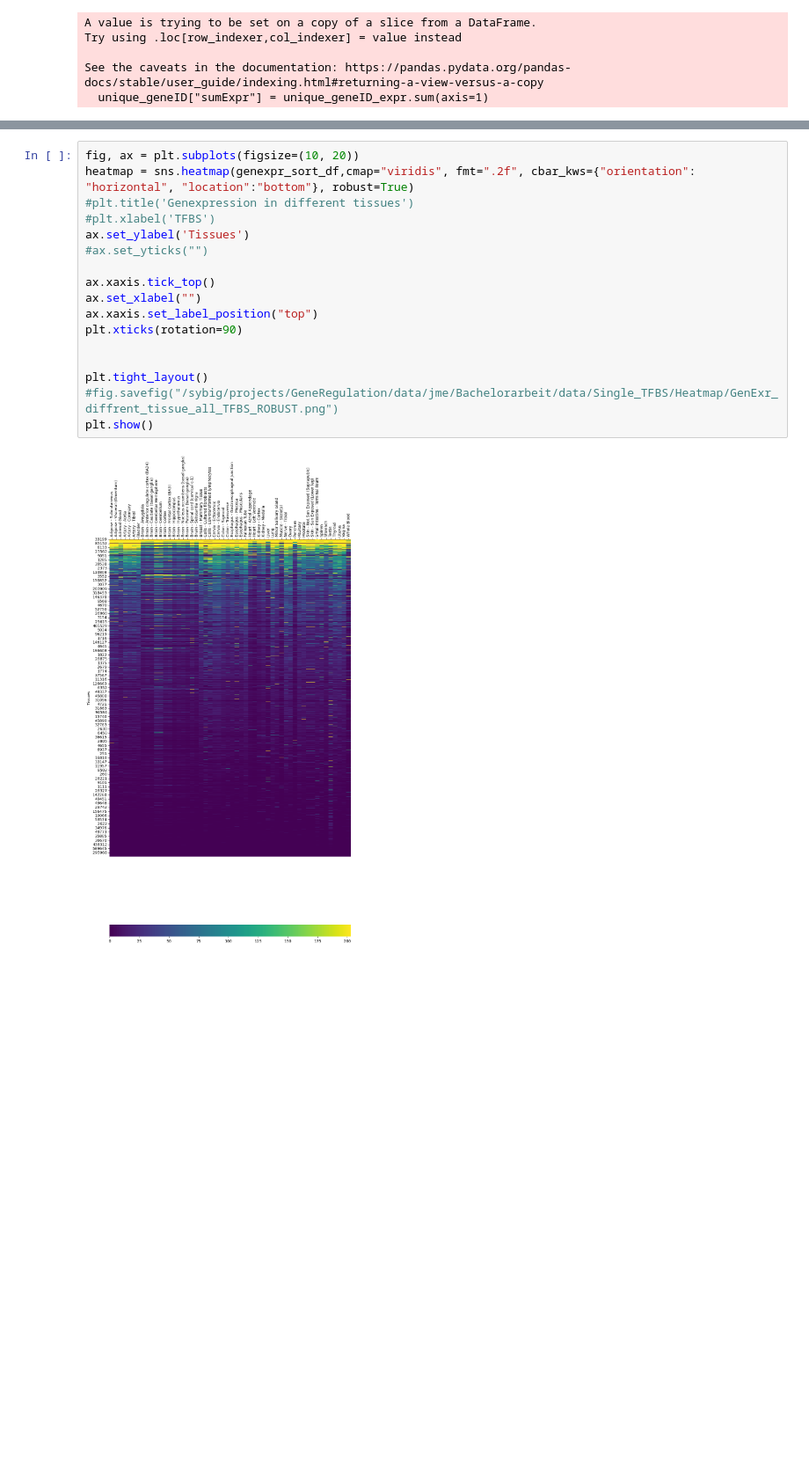
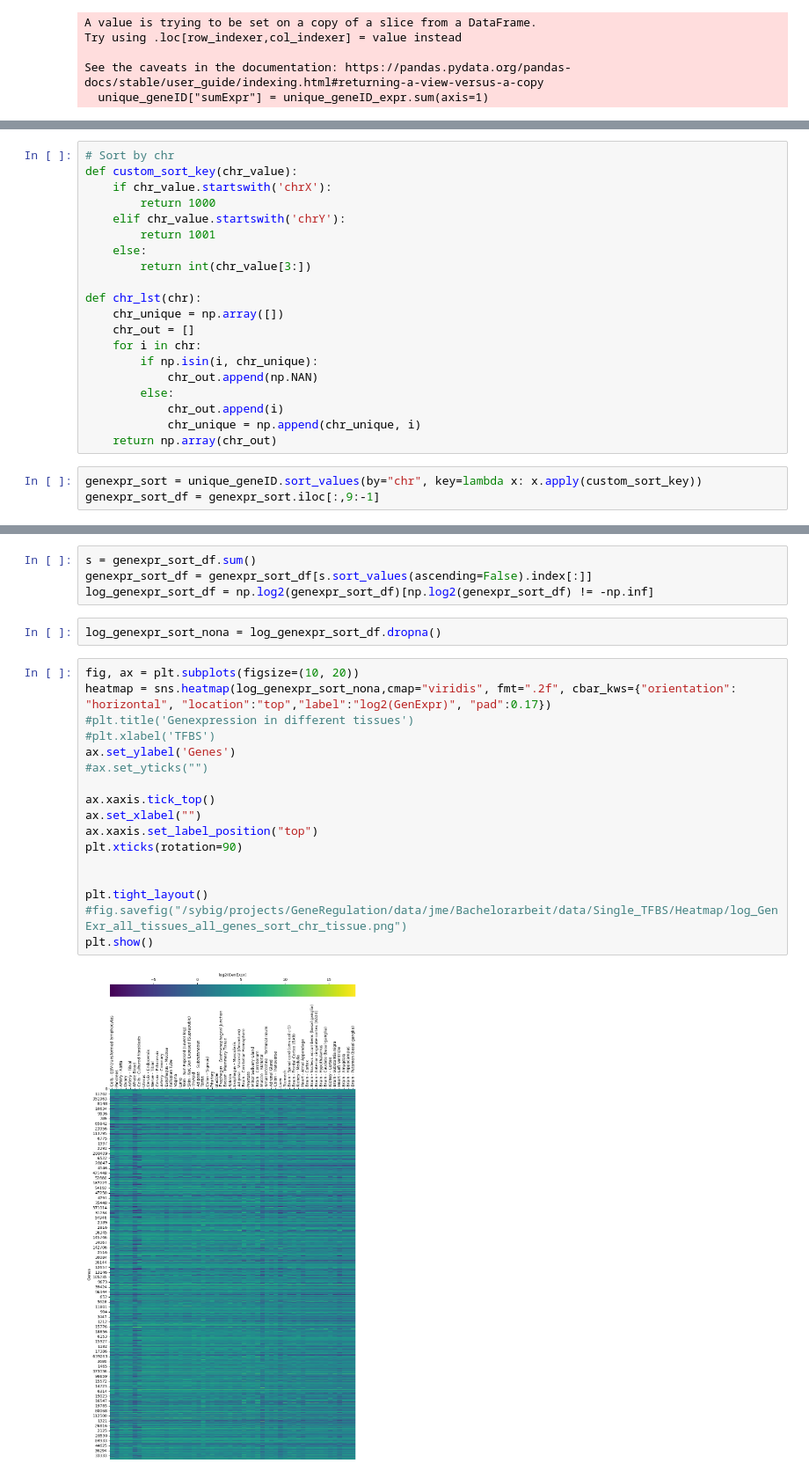
Before and after one commit to JulianMeigen/Bachelor, a Jupyter notebook: E_Single_TFBS/Genexpr_seaborn.ipynb, the cells around one changed output, grey strips where cells are left out. Shown at 88% size. Saved outputs shown, nothing was run; the diff lists cells and outputs as text; blank space fills up the shorter version.

```diff
--- a/E_Single_TFBS/Genexpr_seaborn.ipynb
+++ b/E_Single_TFBS/Genexpr_seaborn.ipynb
@@ -166,0 +172,23 @@ genexpr_sort_df
+# %%
+# Sort by chr
+def custom_sort_key(chr_value):
+    if chr_value.startswith('chrX'):
+        return 1000
+    elif chr_value.startswith('chrY'):
+        return 1001
+    else:
+        return int(chr_value[3:])
+
+def chr_lst(chr):
+    chr_unique = np.array([])
+    chr_out = []
+    for i in chr:
+        if np.isin(i, chr_unique):
+            chr_out.append(np.NAN)
+        else:
+            chr_out.append(i)
+            chr_unique = np.append(chr_unique, i)
+    return np.array(chr_out)
+# %%
+genexpr_sort = unique_geneID.sort_values(by="chr", key=lambda x: x.apply(custom_sort_key))
+genexpr_sort_df = genexpr_sort.iloc[:,9:-1]
@@ -167,19 +201,25 @@ genexpr_sort_df
+# %%
+s = genexpr_sort_df.sum()
+genexpr_sort_df = genexpr_sort_df[s.sort_values(ascending=False).index[:]]
+log_genexpr_sort_df = np.log2(genexpr_sort_df)[np.log2(genexpr_sort_df) != -np.inf]
+# %%
+log_genexpr_sort_nona = log_genexpr_sort_df.dropna()
 # %%
 fig, ax = plt.subplots(figsize=(10, 20))
-heatmap = sns.heatmap(genexpr_sort_df,cmap="viridis", fmt=".2f", cbar_kws={"orientation": "horizontal", "location":"bottom"}, robust=True)
+heatmap = sns.heatmap(log_genexpr_sort_nona,cmap="viridis", fmt=".2f", cbar_kws={"orientation": "horizontal", "location":"top","label":"log2(GenExpr)", "pad":0.17})
 #plt.title('Genexpression in different tissues')
 #plt.xlabel('TFBS')
-ax.set_ylabel('Tissues')
+ax.set_ylabel('Genes')
 #ax.set_yticks("")
 
 ax.xaxis.tick_top()
 ax.set_xlabel("")
 ax.xaxis.set_label_position("top")
 plt.xticks(rotation=90)
 
 
 plt.tight_layout()
-#fig.savefig("/sybig/projects/GeneRegulation/data/jme/Bachelorarbeit/data/Single_TFBS/Heatmap/GenExr_diffrent_tissue_all_TFBS_ROBUST.png")
+#fig.savefig("/sybig/projects/GeneRegulation/data/jme/Bachelorarbeit/data/Single_TFBS/Heatmap/log_GenExr_all_tissues_all_genes_sort_chr_tissue.png")
 plt.show()
 # %% [output]
-[figure, old version]
+[figure, new version]
```
Also changed, not shown: parts of 15 cells of this notebook.
